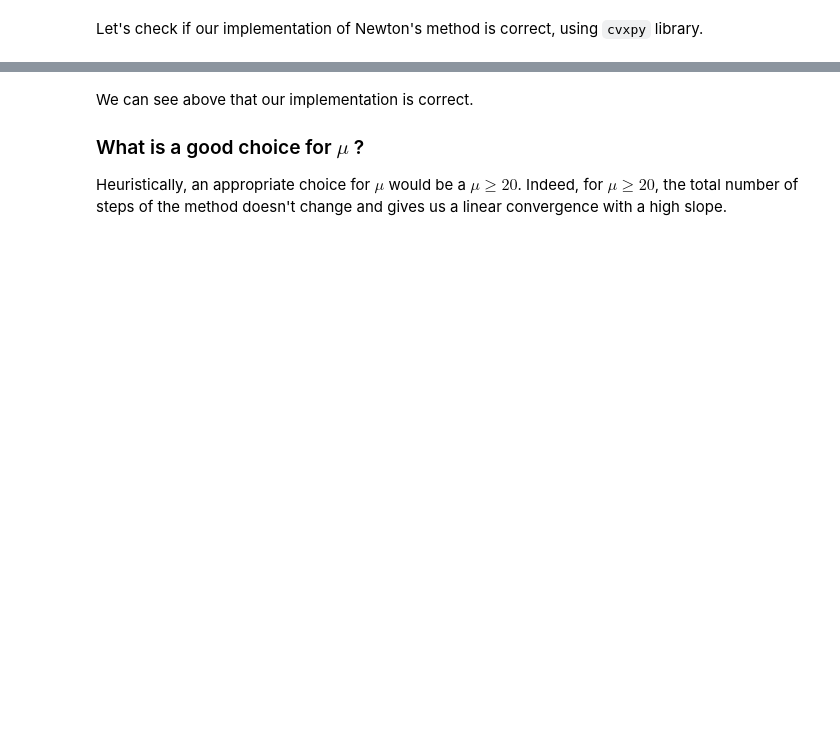
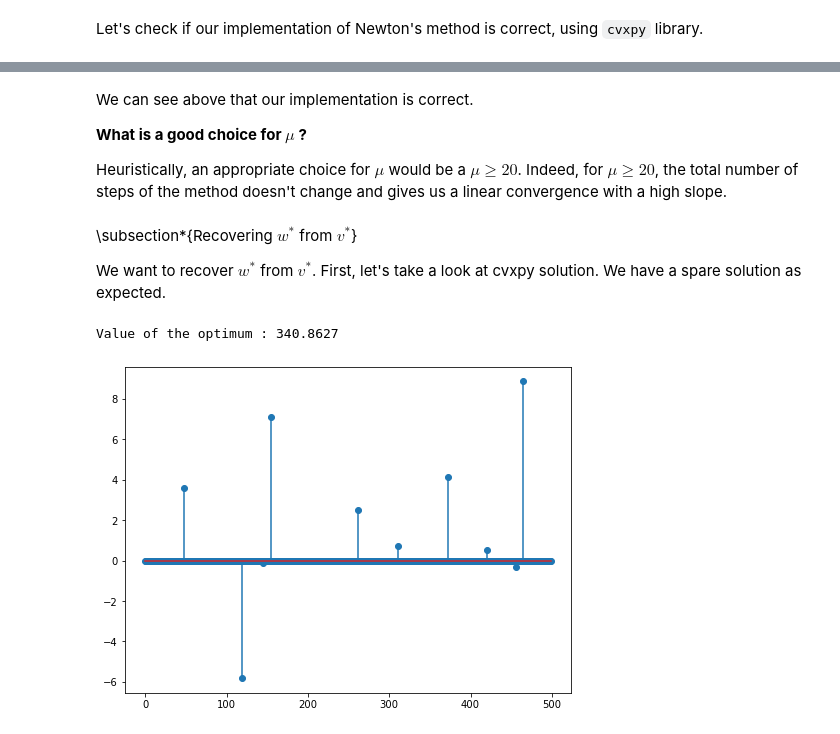
Before and after one commit to simonqueric/MVA, a Jupyter notebook: ConvexOptimization/HW/HW3/HW3_LASSO.ipynb, the cells around one changed output, grey strips where cells are left out. Drawn from its saved outputs; the diff is of its cells as text; code cells hidden in the pictures; blank space fills up the shorter version.

```diff
--- a/ConvexOptimization/HW/HW3/HW3_LASSO.ipynb
+++ b/ConvexOptimization/HW/HW3/HW3_LASSO.ipynb
@@ -210,6 +212,22 @@ Optimal point obtained with a log-barrier method : [-2.32133910e-01 -9.43040075e
 # %% [markdown]
 We can see above that our implementation is correct.
 
-### What is a good choice for $\mu$ ?
+<b> What is a good choice for $\mu$ ? </b>
 
 Heuristically, an appropriate choice for $\mu$ would be a $\mu \geqslant 20$. Indeed, for $\mu \geqslant 20$, the total number of steps of the method doesn't change and gives us a linear convergence with a high slope.
+# %% [markdown]
+\subsection*{Recovering $w^*$ from $v^*$}
+
+We want to recover $w^*$ from $v^*$. First, let's take a look at cvxpy solution.
+We have a spare solution as expected.
+# %%
+w = cp.Variable(d)
+prob = cp.Problem(cp.Minimize(cp.norm2(y - X@w)**2 + Lambda*cp.norm1(w)),
+                 )
+print("Value of the optimum : {:.4f}".format(prob.solve(solver=cp.ECOS)))
+fig = plt.figure(figsize=(8, 6))
+plt.stem(w.value)
+plt.show()
+# %% [output]
+Value of the optimum : 340.8627
+[figure, added]
```
Also changed, not shown: parts of 13 cells of this notebook, 15 other files.
